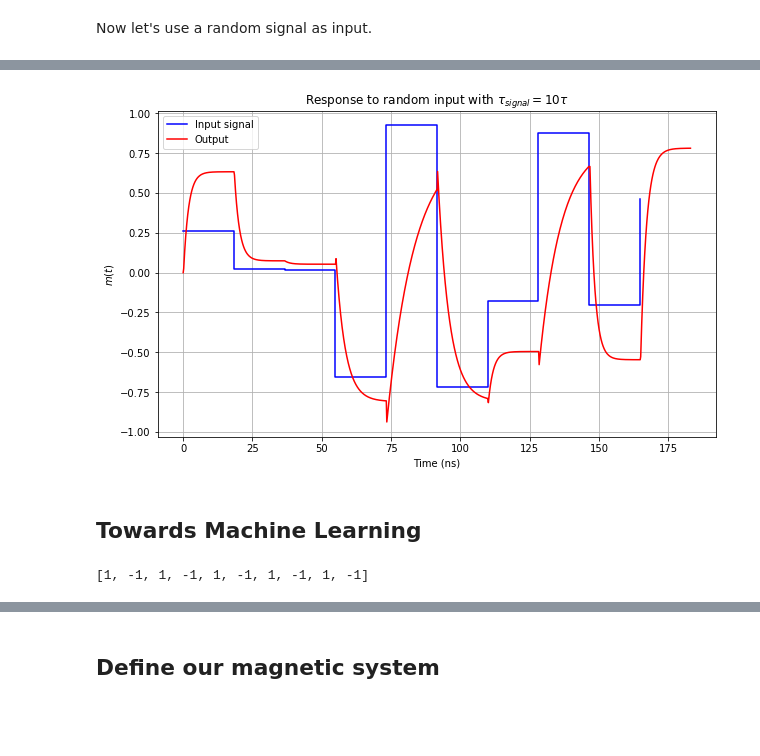
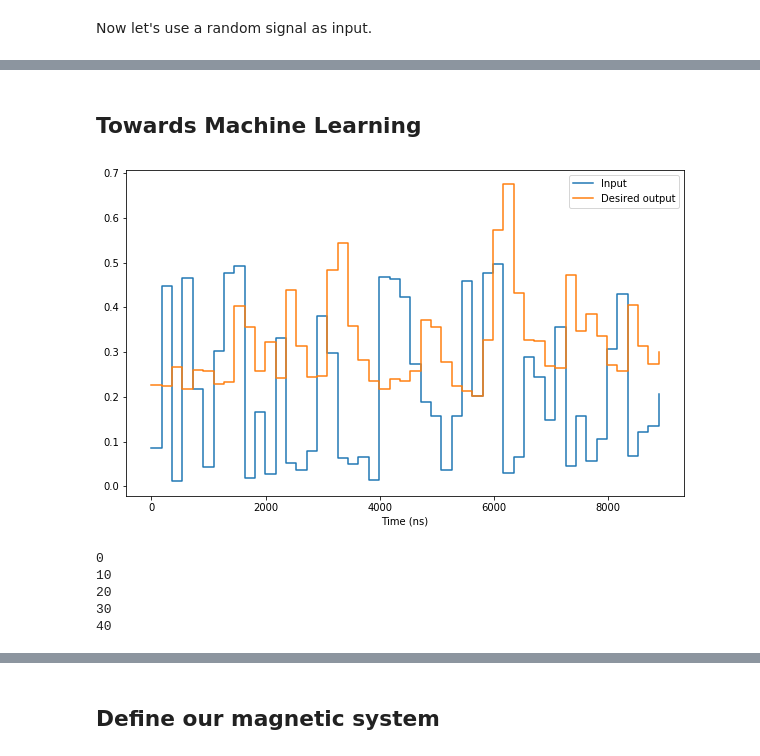
Before and after one commit to spintronic-computing-group/spnc, a Jupyter notebook: notebooks/SPNC-anisotropy/SP_anisotropy_learning.ipynb, the cells around one changed output, grey strips where cells are left out. Cells and saved outputs as stored; diff of their text form; code cells hidden in the pictures; blank space fills up the shorter version.

Commit message:
First ML tasks with anisotropy (NARMA10)

```diff
--- a/notebooks/SPNC-anisotropy/SP_anisotropy_learning.ipynb
+++ b/notebooks/SPNC-anisotropy/SP_anisotropy_learning.ipynb
@@ -162,16 +175,3 @@ for i in range(n):
-# %%
-plt.figure(figsize=(10,6))
-plt.plot(time_signal*1e9,signal,'b-',drawstyle='steps-post',label="Input signal")
-plt.plot(time*1e9,m_t,'r-',label="Output")
-plt.grid(True)
-plt.legend(loc="best")
-plt.title("Response to random input with "+r'$\tau_{signal}=10\tau$')
-plt.ylabel(r'$m(t)$')
-plt.xlabel("Time (ns)")
-plt.show()
-plt.show()
-# %% [output]
-[figure, removed]
 # %% [markdown]
 ## Towards Machine Learning
 # %%
@@ -202,21 +203,17 @@ def NARMA10(n):
 # %%
-def mask_NARMA10(N,M):
-    # N is the number of virtual nodes
-    # M is the number of output nodes
+def mask_NARMA10(m0,Nvirt):
+    # Nvirt is the number of virtual nodes
     mask = []
-    for i in range(N):
-        mask.append(rnd.choice([-1,1]))
-    mask = mask*M
+    for i in range(Nvirt):
+        mask.append(rnd.choice([-1,1])*m0)
+    mask = mask
     return(mask)
-# %%
-Ntrain = 5000
-Nvalid = 2000
-
-(u, x) = NARMA10(Ntrain + Nvalid)
-
-utrain = u[:Ntrain]
-dtrain = d[:Ntrain]
-uvalid = u[Ntrain:]
-dvalid = d[Ntrain:]
-# %% [output]
-[1, -1, 1, -1, 1, -1, 1, -1, 1, -1]
+# %%
+def NRMSE(Y,Y_pred):
+    var = np.var(Y)
+    return np.sqrt(np.square(Y_pred-Y).mean()/var)
+
+def NRMSE_list(y,y_pred):
+    Y = np.array(y)
+    Y_pred = np.array(y_pred)
+    return(NRMSE(Y,Y_pred))
@@ -222,0 +301,24 @@ dvalid = d[Ntrain:]
+# %%
+Ntrain = 50
+(u,y) = NARMA10(Ntrain)
+
+net = Single_Node_Reservoir_NARMA10(400,5)
+time_u = net.get_time_list_u(u)
+# %%
+plt.figure(figsize=(10,6))
+plt.plot(time_u,u,drawstyle='steps-post',label="Input")
+plt.plot(time_u,y,drawstyle='steps-post',label="Desired output")
+plt.xlabel("Time (ns)")
+plt.legend(loc="best")
+plt.show()
+# %% [output]
+[figure, added]
+# %%
+(J,S) = net.gen_signal(u)
+time_S = net.get_time_list_S(S)
+# %% [output]
+0
+10
+20
+30
+40
```
Also changed, not shown: parts of 25 cells of this notebook, 2 other files.
